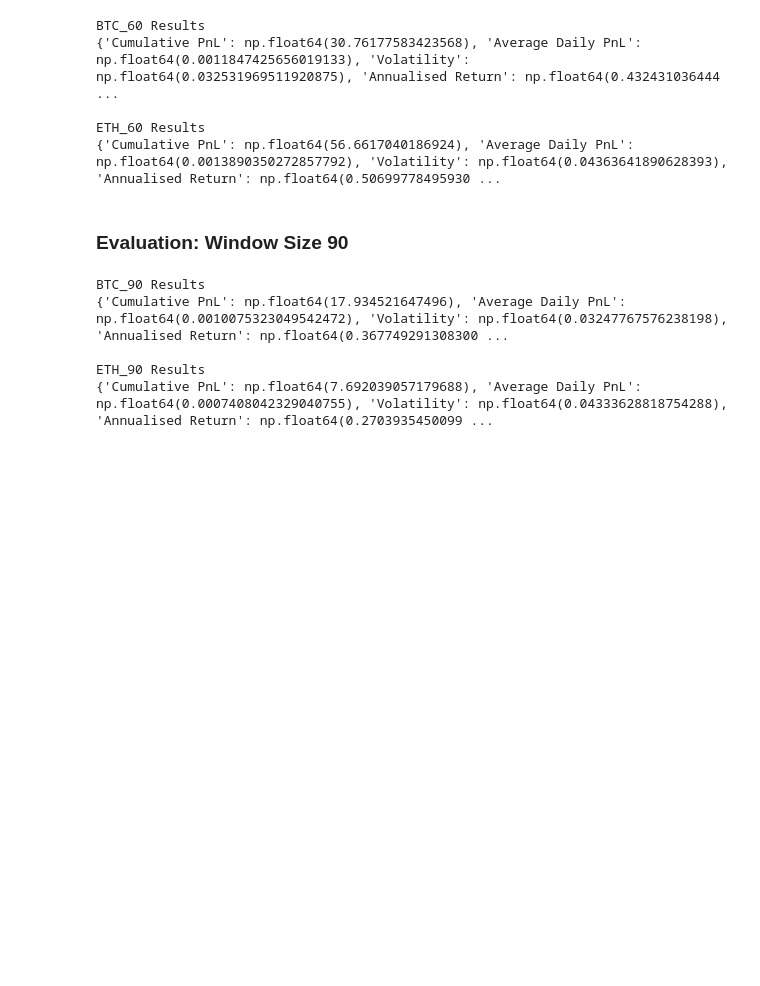
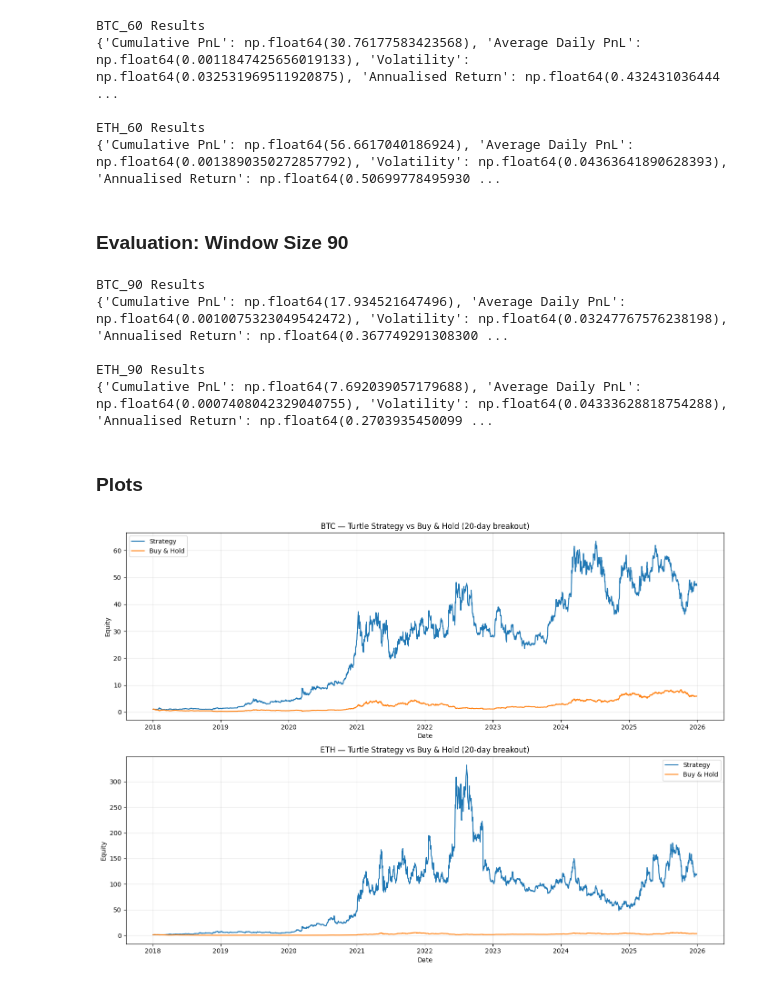
Before and after one commit to yizhouhang/dse4211_crypto_portfolio, a Jupyter notebook: strategies/turtle.ipynb, the cells around one changed output. Saved outputs shown, nothing was run; the diff lists cells and outputs as text; code cells hidden in the pictures; blank space fills up the shorter version.

Commit message:
code for plots

```diff
--- a/strategies/turtle.ipynb
+++ b/strategies/turtle.ipynb
@@ -248,3 +250,34 @@ BTC_90 Results
 
 ETH_90 Results
 {'Cumulative PnL': np.float64(7.692039057179688), 'Average Daily PnL': np.float64(0.0007408042329040755), 'Volatility': np.float64(0.04333628818754288), 'Annualised Return': np.float64(0.2703935450099 ...
+# %% [markdown]
+### Plots
+# %%
+### This is using results from the 20-day window
+fig, axes = plt.subplots(2, 1, figsize=(14, 10))
+
+for ax, (asset, df, label) in zip(axes, [
+    ("BTC", btc, "BTC"),
+    ("ETH", eth, "ETH")
+]):
+    r = df['strategy_return'].dropna()
+
+    # strategy equity curve
+    strategy_equity = np.exp(r.cumsum())
+
+    # buy & hold equity curve
+    bh_returns = df['Log_Return'].loc[r.index]
+    bh_equity = np.exp(bh_returns.cumsum())
+
+    ax.plot(strategy_equity.index, strategy_equity, label="Strategy", linewidth=1.5)
+    ax.plot(bh_equity.index, bh_equity, label="Buy & Hold", linewidth=1.5, linestyle="-")
+    ax.set_title(f"{label} — Turtle Strategy vs Buy & Hold (20-day breakout)")
+    ax.set_ylabel("Equity")
+    ax.set_xlabel("Date")
+    ax.legend()
+    ax.grid(True, alpha=0.3)
+
+plt.tight_layout()
+plt.show()
+# %% [output]
+[figure, added]
```
Also changed, not shown: parts of 1 cell of this notebook.
